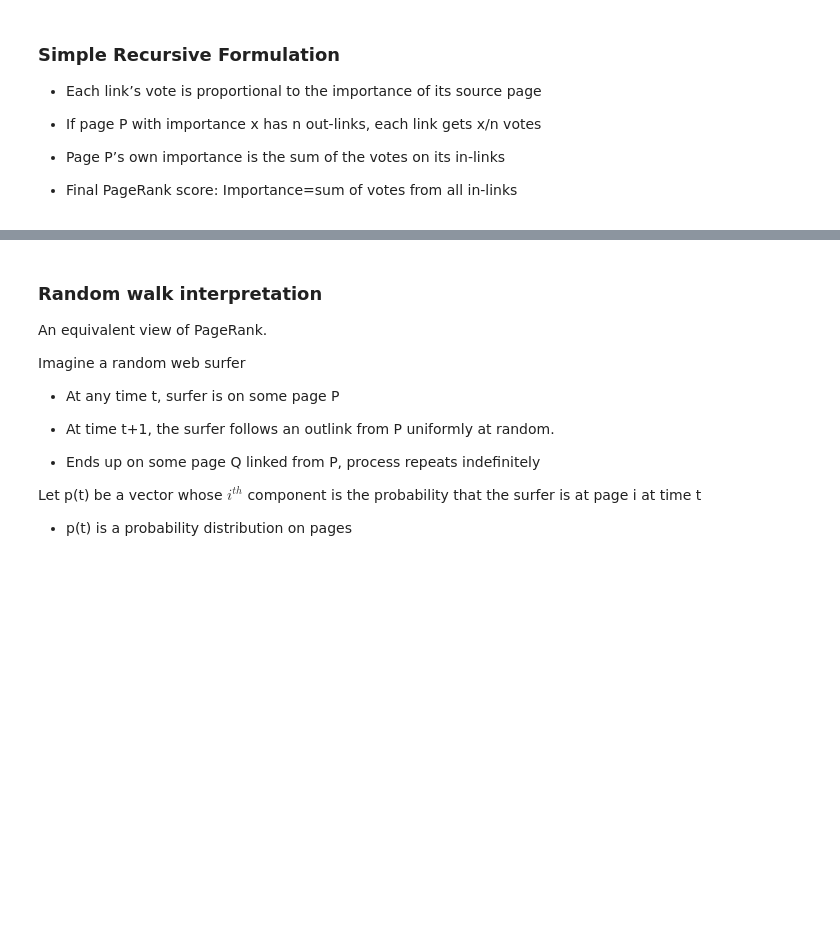
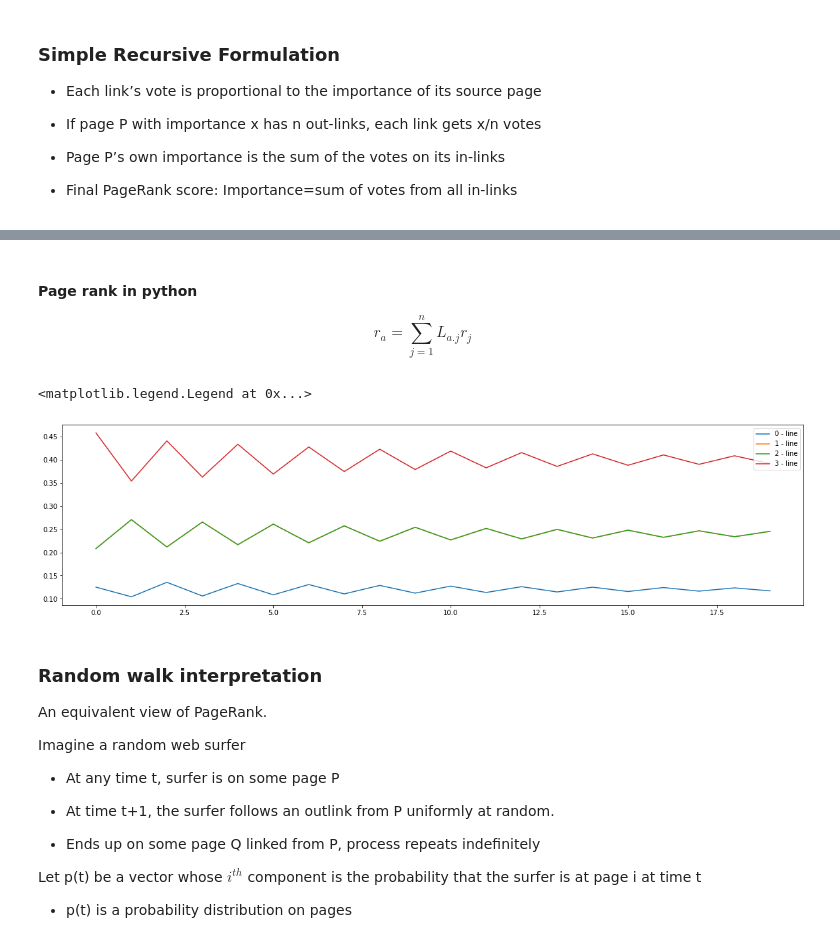
Before and after one commit to sirily11/classes-notes, a Jupyter notebook: notebooks/MSBD5001/Lecture4.ipynb, the cells around one changed output, grey strips where cells are left out. Cells and saved outputs as stored; diff of their text form; code cells hidden in the pictures; blank space fills up the shorter version.

```diff
--- a/notebooks/MSBD5001/Lecture4.ipynb
+++ b/notebooks/MSBD5001/Lecture4.ipynb
@@ -201,6 +207,48 @@ votes on its in-links
 votes from all in-links
 # %% [markdown]
 ![截屏2020-09-28 下午9.14.34.png](embedded-picture-1)
+# %% [markdown]
+#### Page rank in python
+
+$$ r_a = \sum_{j=1}^n L_{a.j}r_j$$
+# %%
+import numpy as np
+import matplotlib.pyplot as plt
+
+# set plot size
+plt.rcParams['figure.figsize'] = [20, 5]
+
+def page_rank(matrix: np.array, iter = 3):
+    shape = matrix.shape[1]
+    r = np.full((shape, 1), 1/ shape)
+    l = matrix
+    total_results = None
+
+    for i in range(iter):
+        r = l.dot(r)
+        if i == 0:
+            total_results = r
+        else:
+            total_results = np.concatenate((total_results, r), axis=1)
+
+    return r, total_results
+
+
+m = np.array(
+    [[0, 0.5, 0, 0],
+     [1/3, 0, 0, 1/2],
+     [1/3, 0, 0, 1/2],
+     [1/3, 1/2, 1, 0]
+    ]
+)
+r, total_results = page_rank(m, 20)
+for i, p in enumerate(total_results):
+    plt.plot(p, label=f"{i} - line")
+
+plt.legend()
+# %% [output]
+<matplotlib.legend.Legend at 0x...>
+[figure, added]
 # %% [markdown]
 ### Random walk interpretation
 
```
Also changed, not shown: parts of 4 cells of this notebook, 12 other files.
